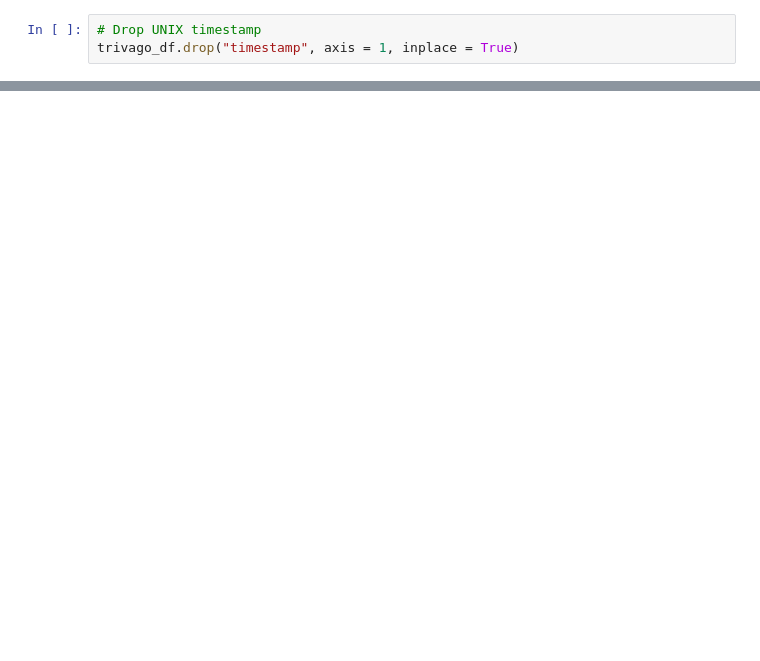
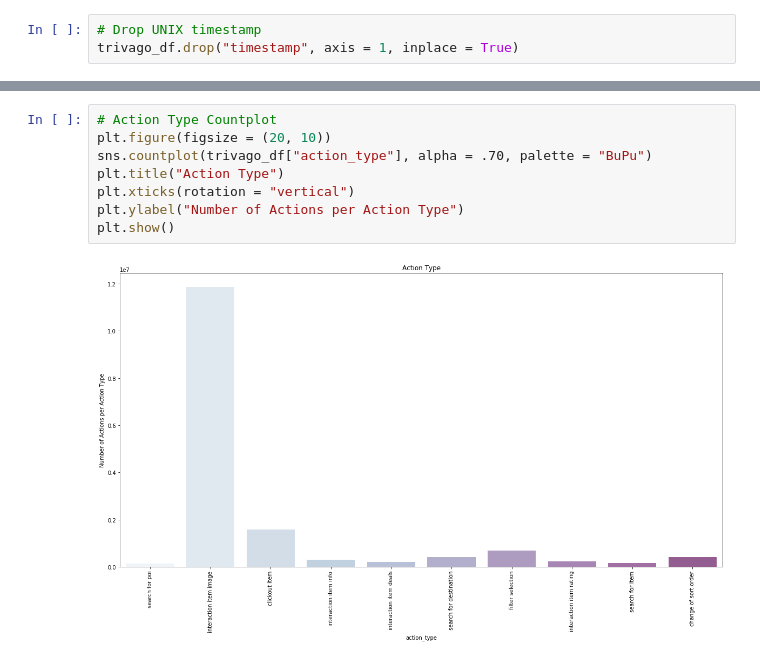
Before and after one commit to fpleoni/where_do_we_go_from_here, a Jupyter notebook: jupyter_notebooks/exploratory_data_analysis.ipynb, the cells around one changed output, grey strips where cells are left out. Drawn from its saved outputs; the diff is of its cells as text; blank space fills up the shorter version.

```diff
--- a/jupyter_notebooks/exploratory_data_analysis.ipynb
+++ b/jupyter_notebooks/exploratory_data_analysis.ipynb
@@ -29,0 +201,10 @@ trivago_df.drop("timestamp", axis = 1, inplace = True)
+# %%
+# Action Type Countplot
+plt.figure(figsize = (20, 10))
+sns.countplot(trivago_df["action_type"], alpha = .70, palette = "BuPu")
+plt.title("Action Type")
+plt.xticks(rotation = "vertical")
+plt.ylabel("Number of Actions per Action Type")
+plt.show()
+# %% [output]
+[figure, added]
```
Also changed, not shown: parts of 28 cells of this notebook.
